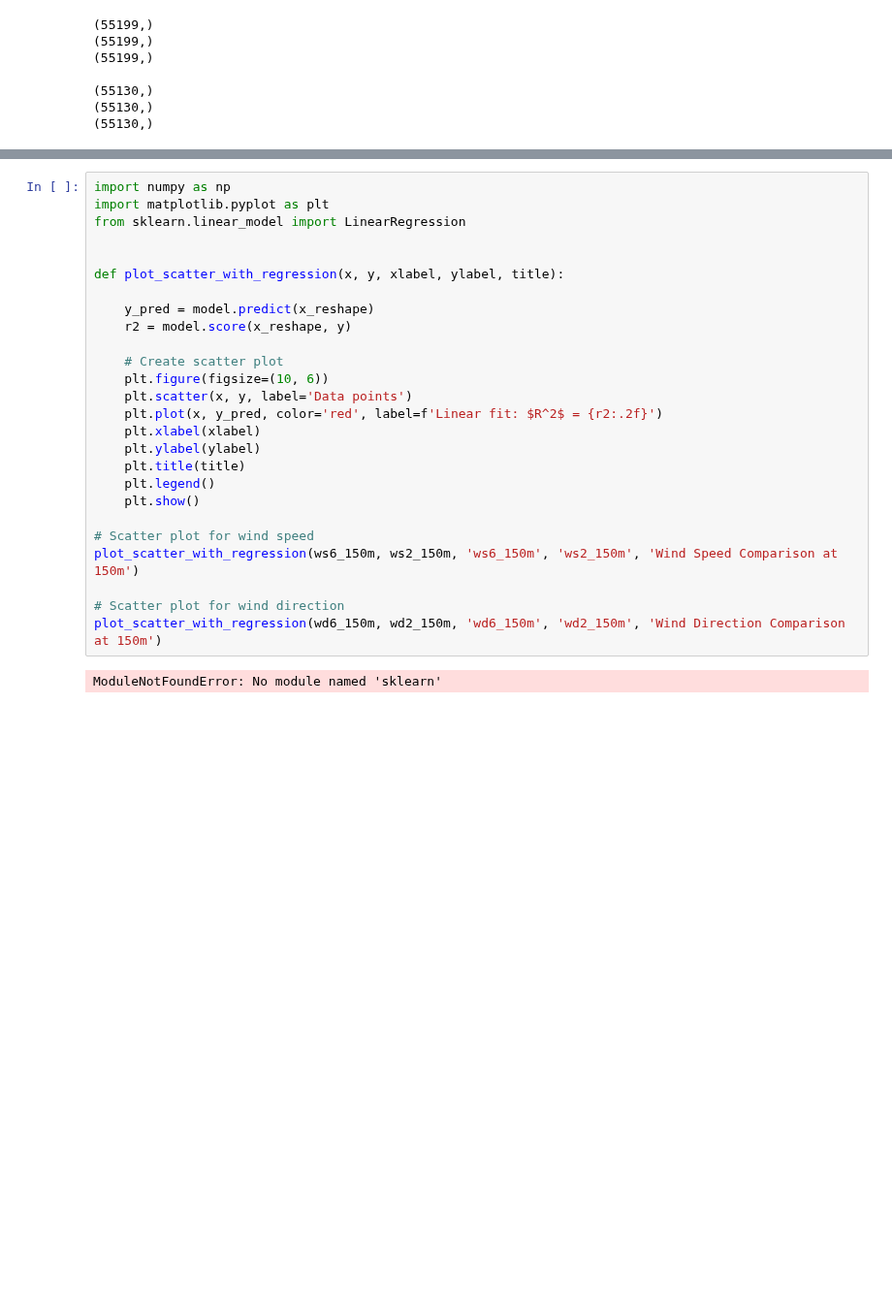
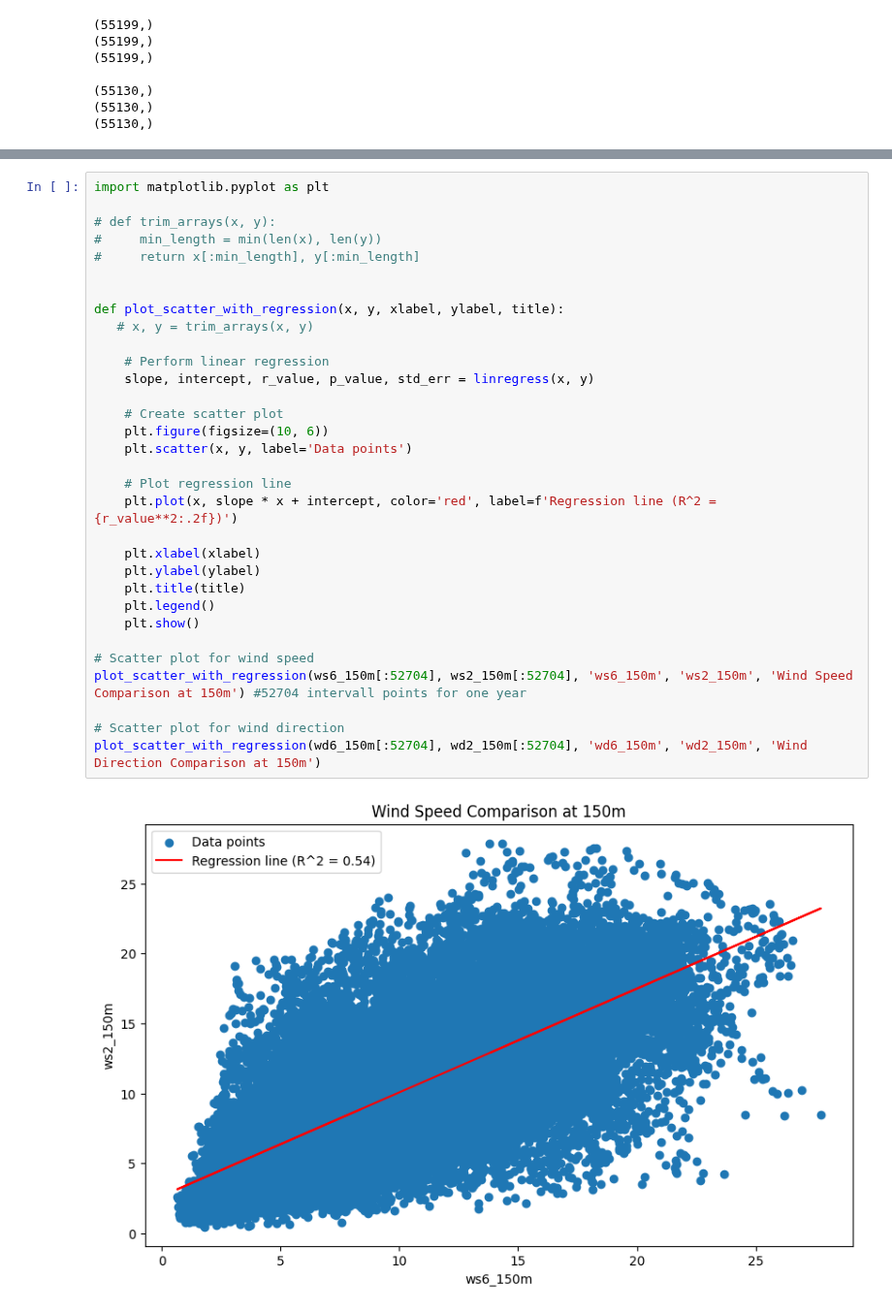
Before and after one commit to boujuan/StudentProject-Yield-Predictions-Offshore, a Jupyter notebook: Short_term_wind_climate_Julia.ipynb, the cells around one changed output, grey strips where cells are left out. Shown at 97% size. Saved outputs shown, nothing was run; the diff lists cells and outputs as text; blank space fills up the shorter version.

```diff
--- a/Short_term_wind_climate_Julia.ipynb
+++ b/Short_term_wind_climate_Julia.ipynb
@@ -243,28 +195,34 @@ plt.show()
 # %%
-import numpy as np
 import matplotlib.pyplot as plt
-from sklearn.linear_model import LinearRegression
+
+# def trim_arrays(x, y):
+#     min_length = min(len(x), len(y))
+#     return x[:min_length], y[:min_length]
 
 
 def plot_scatter_with_regression(x, y, xlabel, ylabel, title):
+   # x, y = trim_arrays(x, y)
 
-    y_pred = model.predict(x_reshape)
-    r2 = model.score(x_reshape, y)
+    # Perform linear regression
+    slope, intercept, r_value, p_value, std_err = linregress(x, y)
 
     # Create scatter plot
     plt.figure(figsize=(10, 6))
     plt.scatter(x, y, label='Data points')
-    plt.plot(x, y_pred, color='red', label=f'Linear fit: $R^2$ = {r2:.2f}')
+
+    # Plot regression line
+    plt.plot(x, slope * x + intercept, color='red', label=f'Regression line (R^2 = {r_value**2:.2f})')
+
     plt.xlabel(xlabel)
     plt.ylabel(ylabel)
     plt.title(title)
     plt.legend()
     plt.show()
 
 # Scatter plot for wind speed
-plot_scatter_with_regression(ws6_150m, ws2_150m, 'ws6_150m', 'ws2_150m', 'Wind Speed Comparison at 150m')
+plot_scatter_with_regression(ws6_150m[:52704], ws2_150m[:52704], 'ws6_150m', 'ws2_150m', 'Wind Speed Comparison at 150m') #52704 intervall points for one year
 
 # Scatter plot for wind direction
-plot_scatter_with_regression(wd6_150m, wd2_150m, 'wd6_150m', 'wd2_150m', 'Wind Direction Comparison at 150m')
+plot_scatter_with_regression(wd6_150m[:52704], wd2_150m[:52704], 'wd6_150m', 'wd2_150m', 'Wind Direction Comparison at 150m')
 # %% [output]
-ModuleNotFoundError: No module named 'sklearn'
+[figure, added]
```
Also changed, not shown: parts of 6 cells of this notebook, 1 other file.
